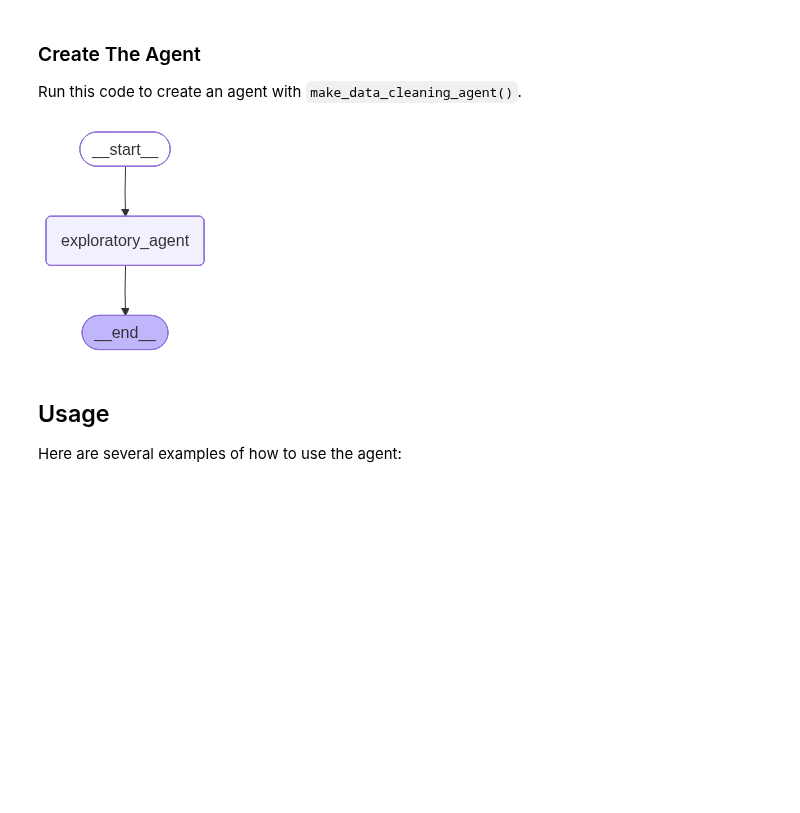
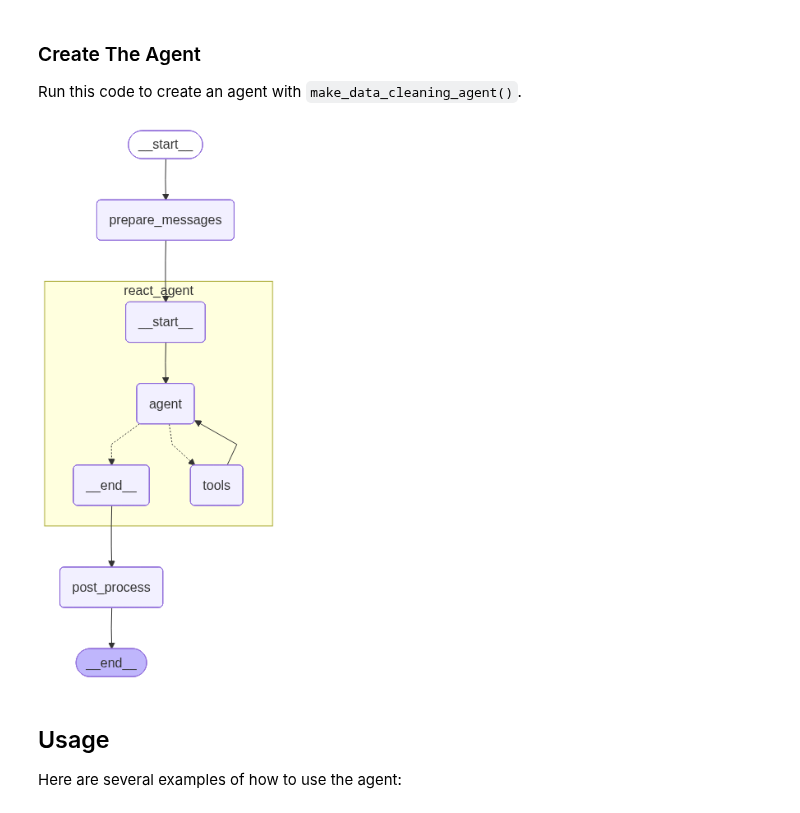
Before and after one commit to business-science/ai-data-science-team, a Jupyter notebook: examples/ds_agents/eda_tools_agent.ipynb, the cells around one changed output. Drawn from its saved outputs; the diff is of its cells as text; code cells hidden in the pictures; blank space fills up the shorter version.

Commit message:
upgrade eda tools agent

```diff
--- a/examples/ds_agents/eda_tools_agent.ipynb
+++ b/examples/ds_agents/eda_tools_agent.ipynb
@@ -89,12 +89,12 @@ Run this code to create an agent with `make_data_cleaning_agent()`.
 # %%
 # Make a data loader agent
 exploratory_agent = EDAToolsAgent(
     llm,
     invoke_react_agent_kwargs={"recursion_limit": 10},
 )
-exploratory_agent
+exploratory_agent.show(xray=1)
 # %% [output]
-[figure, old version]
+[figure, new version]
 # %% [markdown]
 ## Usage
 
```
Also changed, not shown: parts of 10 cells of this notebook, 2 other files.
